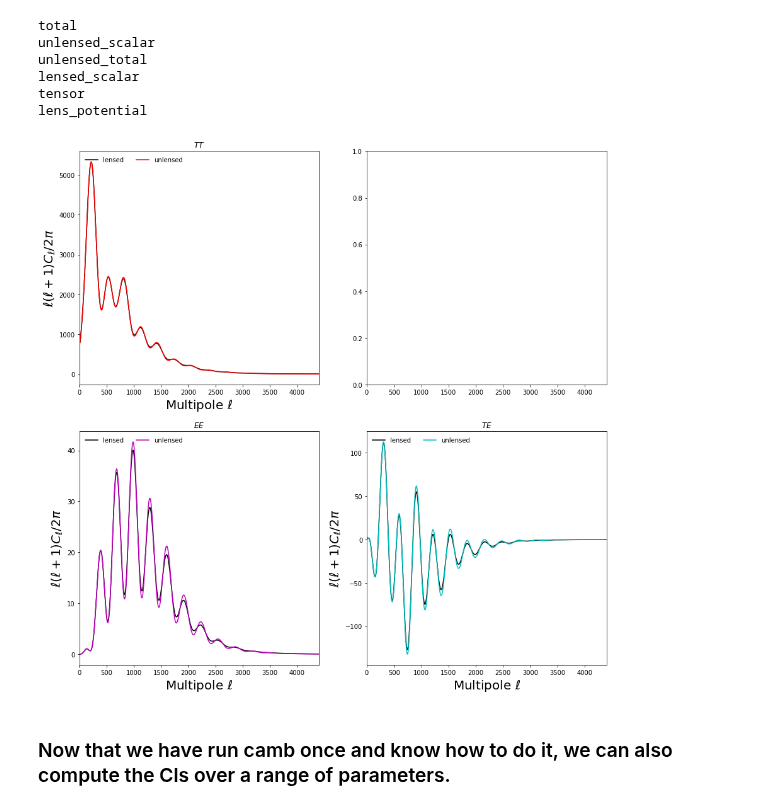
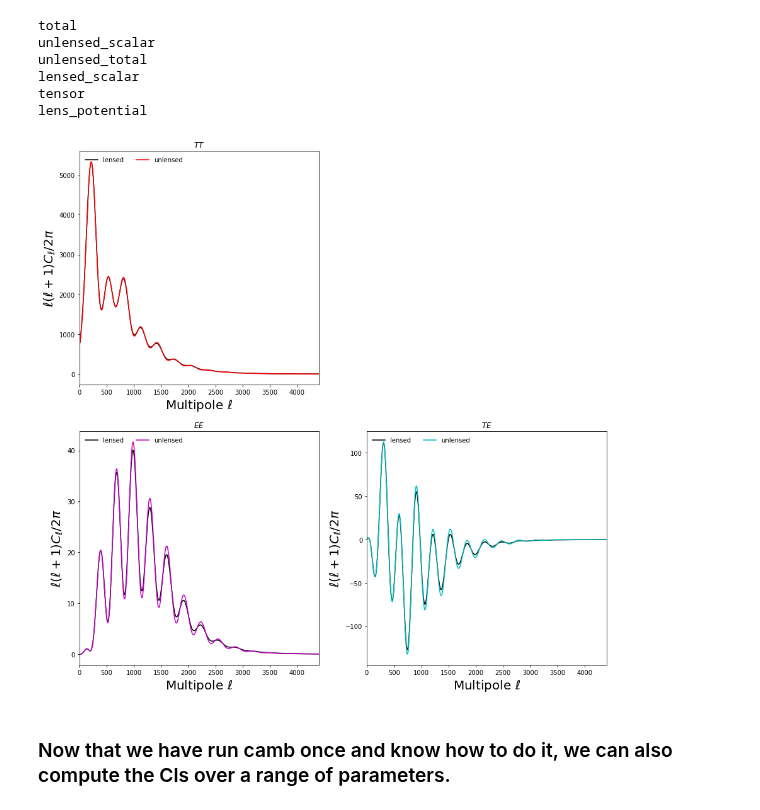
Before and after one commit to jeffmcm1977/CMBAnalysis_SummerSchool, a Jupyter notebook: CMB_ACT_Likelihood.ipynb, the cells around one changed output. Cells and saved outputs as stored; diff of their text form; code cells hidden in the pictures.

```diff
--- a/CMB_ACT_Likelihood.ipynb
+++ b/CMB_ACT_Likelihood.ipynb
@@ -64,34 +64,35 @@ totCL=powers['total']
 CMBOutscale = 7.43e12
 unlensedCL=powers['unlensed_scalar']
 #Python CL arrays are all zero based (starting at L=0), Note L=0,1 entries will be zero by default.
 #The different CL are always in the order TT, EE, BB, TE (with BB=0 for unlensed scalar results).
 ls = np.arange(totCL.shape[0])
 fig, ax = plt.subplots(2,2, figsize = (15,15 ))
 ax[0,0].plot(ls,CMBOutscale*totCL[:,0], color='k', label='lensed')
 ax[0,0].plot(ls,CMBOutscale*unlensedCL[:,0], color='r', label='unlensed')
 ax[0,0].legend(loc="upper left", bbox_to_anchor=[0, 1],
            ncol=2, frameon=False)
 ax[0,0].set_xlabel(r'Multipole $\ell$', fontsize=20)
 ax[0,0].set_ylabel(r'$\ell(\ell+1)C_\ell/2\pi$', fontsize=20)
 ax[0,0].set_title(r'$TT$')
+ax[0,1].axis('off')
 ax[1,0].plot(ls,CMBOutscale*totCL[:,1], color='k', label='lensed')
 ax[1,0].plot(ls,CMBOutscale*unlensedCL[:,1], color='m', label='unlensed')
 ax[1,0].legend(loc="upper left", bbox_to_anchor=[0, 1],
            ncol=2,frameon=False)
 ax[1,0].set_title(r'$EE$')
 ax[1,0].set_xlabel(r'Multipole $\ell$', fontsize=20)
 ax[1,0].set_ylabel(r'$\ell(\ell+1)C_\ell/2\pi$', fontsize=20)
 ax[1,1].plot(ls,CMBOutscale*totCL[:,3], color='k', label='lensed')
 ax[1,1].plot(ls,CMBOutscale*unlensedCL[:,3], color='c', label='unlensed')
 ax[1,1].legend(loc="upper left", bbox_to_anchor=[0, 1],
            ncol=2, frameon=False)
 ax[1,1].set_title(r'$TE$');
 ax[1,1].set_xlabel(r'Multipole $\ell$', fontsize=20)
 ax[1,1].set_ylabel(r'$\ell(\ell+1)C_\ell/2\pi$', fontsize=20)
 
 for ax in ax.reshape(-1): ax.set_xlim([2,4400])
 # %% [output]
-[figure, old version]
+[figure, new version]
 # %% [markdown]
 ### Now that we have run camb once and know how to do it, we can also compute the Cls over a range of parameters.
 # %%
```
